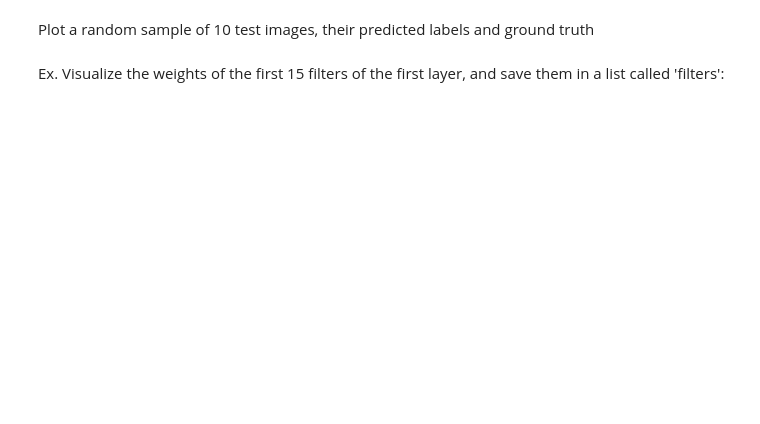
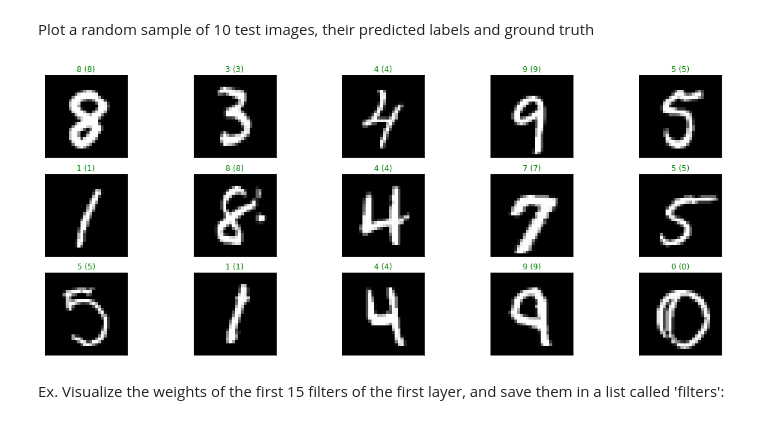
Before and after one commit to bichopaulinho/DeepLearningCourse, a Jupyter notebook: 03_ConvNets/07_CNN_main-student_version.ipynb, the cells around one changed output. Drawn from its saved outputs; the diff is of its cells as text; code cells hidden in the pictures; blank space fills up the shorter version.

```diff
--- a/03_ConvNets/07_CNN_main-student_version.ipynb
+++ b/03_ConvNets/07_CNN_main-student_version.ipynb
@@ -362,7 +363,7 @@ _________________________________________________________________
 Train and evaluate the model:
 # %%
 # Compilation
-my_cnn.compile(loss=categorical_crossentropy, optimizer='adadelta')
+my_cnn.compile(loss=categorical_crossentropy, optimizer='adadelta', metrics=[categorical_accuracy])
 # Training
 my_cnn.fit(x_train, y_train, batch_size = 128, epochs = 10, validation_split=.2)
 # Evaluation
@@ -374,18 +389,20 @@ Epoch 2/10
 # %% [markdown]
 Plot a random sample of 10 test images, their predicted labels and ground truth
 # %%
-x_hat = model.predict(X_test)
+x_hat = my_cnn.predict(x_test)
 
 figure = plt.figure(figsize=(20, 8))
-for i, index in enumerate(np.random.choice(X_test.shape[0], size=15, replace=False)):
+for i, index in enumerate(np.random.choice(x_test.shape[0], size=15, replace=False)):
     ax = figure.add_subplot(3, 5, i + 1, xticks=[], yticks=[])
     # Display each image
-    ax.imshow(np.squeeze(X_test[index]), cmap=plt.get_cmap('gray'))
+    ax.imshow(np.squeeze(x_test[index]), cmap=plt.get_cmap('gray'))
     predict_index = np.argmax(x_hat[index])
-    true_index = np.argmax(Y_test[index])
+    true_index = np.argmax(y_test[index])
     # Set the title for each image
     ax.set_title("{} ({})".format(true_index, predict_index),
                                   color=("green" if predict_index == true_index else "red"))
+# %% [output]
+[figure, added]
 # %% [markdown]
 Ex. Visualize the weights of the first 15 filters of the first layer, and save them in a list called 'filters':
 # %%
```
Also changed, not shown: parts of 20 cells of this notebook, 2 other files.
